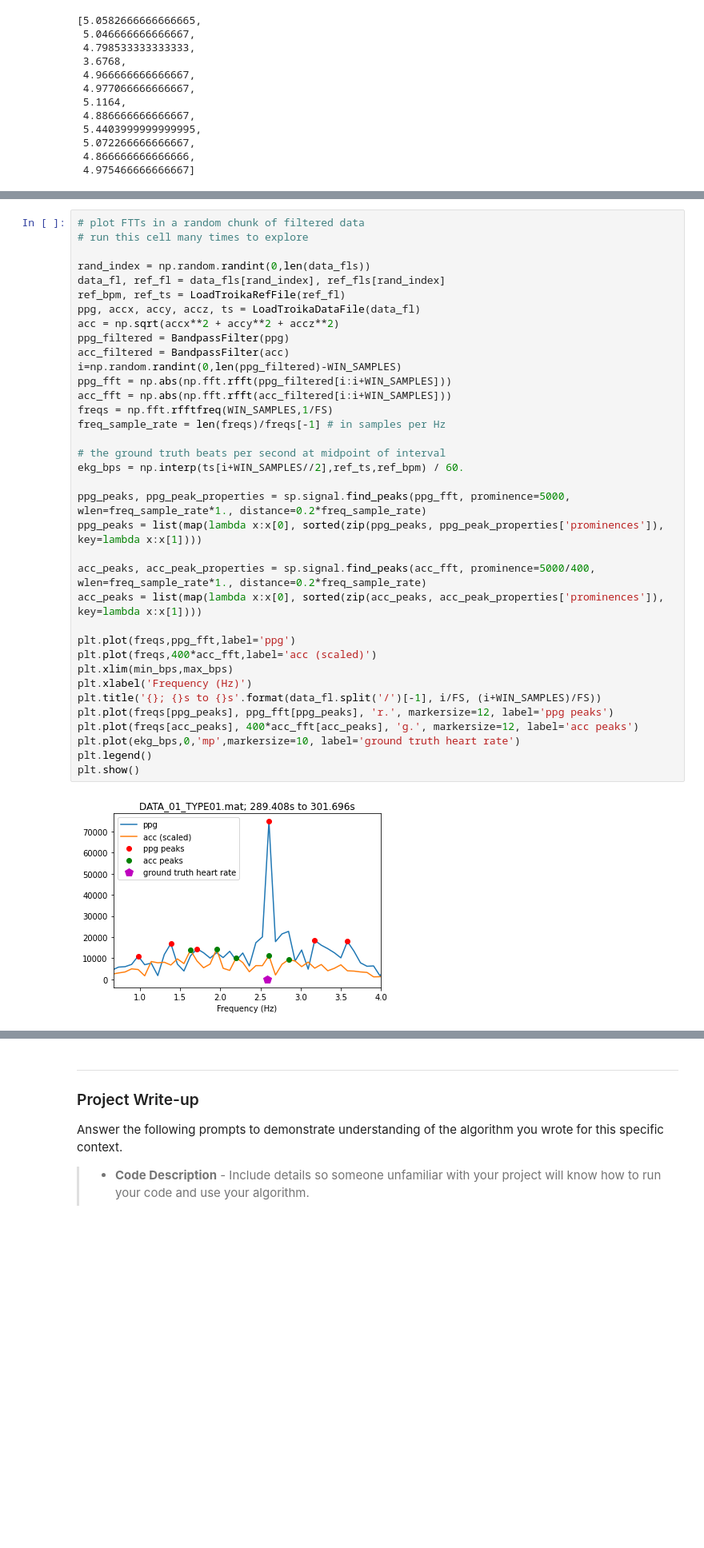
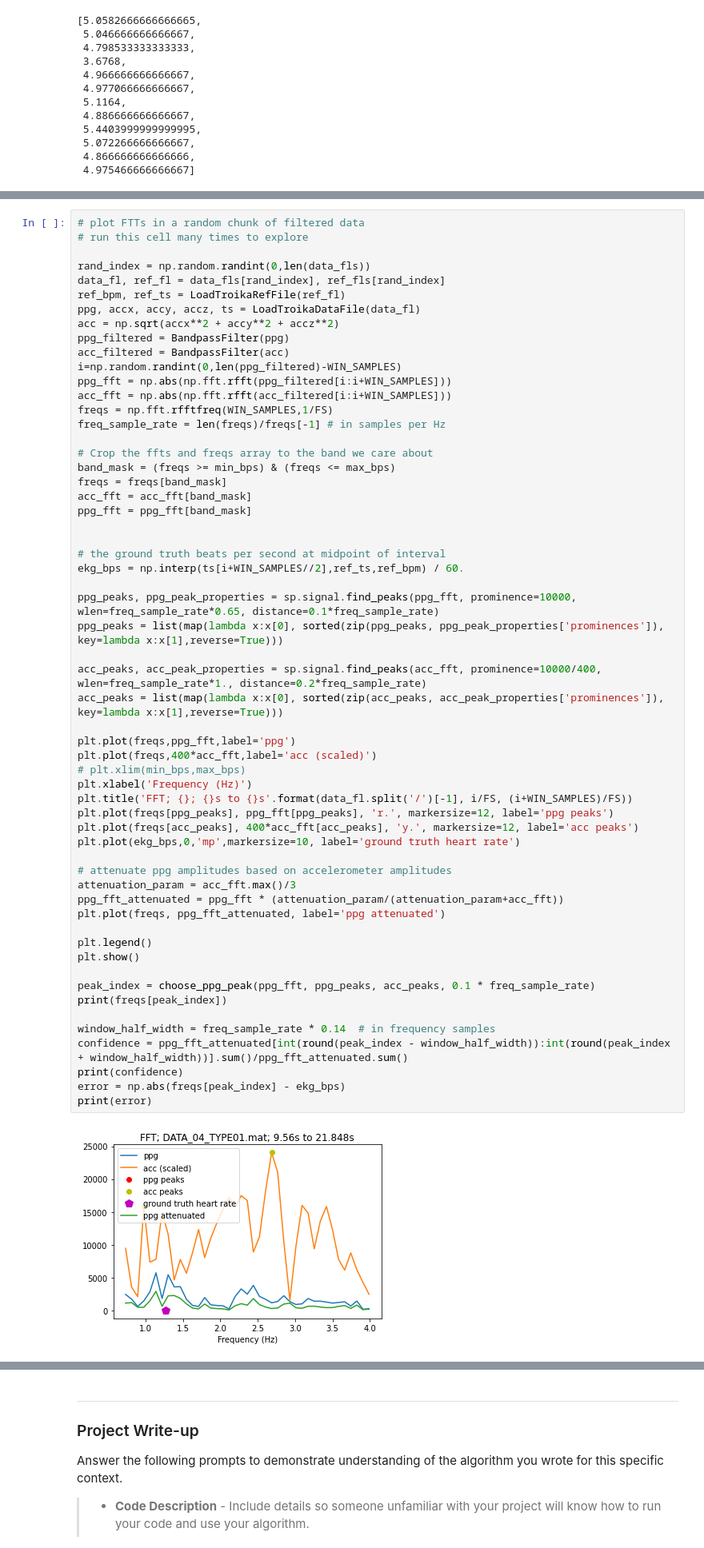
Before and after one commit to ebrahimebrahim/udacity-aihc-04-pulse-rate-ppg, a Jupyter notebook: part_1/pulse_rate_starter.ipynb, the cells around one changed output, grey strips where cells are left out. Shown at 80% size. Saved outputs shown, nothing was run; the diff lists cells and outputs as text; blank space fills up the shorter version.

```diff
--- a/part_1/pulse_rate_starter.ipynb
+++ b/part_1/pulse_rate_starter.ipynb
@@ -248,38 +362,60 @@ plt.show()
 # %%
 # plot FTTs in a random chunk of filtered data
 # run this cell many times to explore
 
 rand_index = np.random.randint(0,len(data_fls))
 data_fl, ref_fl = data_fls[rand_index], ref_fls[rand_index]
 ref_bpm, ref_ts = LoadTroikaRefFile(ref_fl)
 ppg, accx, accy, accz, ts = LoadTroikaDataFile(data_fl)
 acc = np.sqrt(accx**2 + accy**2 + accz**2)
 ppg_filtered = BandpassFilter(ppg)
 acc_filtered = BandpassFilter(acc)
 i=np.random.randint(0,len(ppg_filtered)-WIN_SAMPLES)
 ppg_fft = np.abs(np.fft.rfft(ppg_filtered[i:i+WIN_SAMPLES]))
 acc_fft = np.abs(np.fft.rfft(acc_filtered[i:i+WIN_SAMPLES]))
 freqs = np.fft.rfftfreq(WIN_SAMPLES,1/FS)
 freq_sample_rate = len(freqs)/freqs[-1] # in samples per Hz
 
+# Crop the ffts and freqs array to the band we care about
+band_mask = (freqs >= min_bps) & (freqs <= max_bps)
+freqs = freqs[band_mask]
+acc_fft = acc_fft[band_mask]
+ppg_fft = ppg_fft[band_mask]
+
+
 # the ground truth beats per second at midpoint of interval
 ekg_bps = np.interp(ts[i+WIN_SAMPLES//2],ref_ts,ref_bpm) / 60.
 
-ppg_peaks, ppg_peak_properties = sp.signal.find_peaks(ppg_fft, prominence=5000, wlen=freq_sample_rate*1., distance=0.2*freq_sample_rate)
-ppg_peaks = list(map(lambda x:x[0], sorted(zip(ppg_peaks, ppg_peak_properties['prominences']), key=lambda x:x[1])))
+ppg_peaks, ppg_peak_properties = sp.signal.find_peaks(ppg_fft, prominence=10000, wlen=freq_sample_rate*0.65, distance=0.1*freq_sample_rate)
+ppg_peaks = list(map(lambda x:x[0], sorted(zip(ppg_peaks, ppg_peak_properties['prominences']), key=lambda x:x[1],reverse=True)))
 
-acc_peaks, acc_peak_properties = sp.signal.find_peaks(acc_fft, prominence=5000/400, wlen=freq_sample_rate*1., distance=0.2*freq_sample_rate)
-acc_peaks = list(map(lambda x:x[0], sorted(zip(acc_peaks, acc_peak_properties['prominences']), key=lambda x:x[1])))
+acc_peaks, acc_peak_properties = sp.signal.find_peaks(acc_fft, prominence=10000/400, wlen=freq_sample_rate*1., distance=0.2*freq_sample_rate)
+acc_peaks = list(map(lambda x:x[0], sorted(zip(acc_peaks, acc_peak_properties['prominences']), key=lambda x:x[1],reverse=True)))
 
 plt.plot(freqs,ppg_fft,label='ppg')
 plt.plot(freqs,400*acc_fft,label='acc (scaled)')
-plt.xlim(min_bps,max_bps)
+# plt.xlim(min_bps,max_bps)
 plt.xlabel('Frequency (Hz)')
-plt.title('{}; {}s to {}s'.format(data_fl.split('/')[-1], i/FS, (i+WIN_SAMPLES)/FS))
+plt.title('FFT; {}; {}s to {}s'.format(data_fl.split('/')[-1], i/FS, (i+WIN_SAMPLES)/FS))
 plt.plot(freqs[ppg_peaks], ppg_fft[ppg_peaks], 'r.', markersize=12, label='ppg peaks')
-plt.plot(freqs[acc_peaks], 400*acc_fft[acc_peaks], 'g.', markersize=12, label='acc peaks')
+plt.plot(freqs[acc_peaks], 400*acc_fft[acc_peaks], 'y.', markersize=12, label='acc peaks')
 plt.plot(ekg_bps,0,'mp',markersize=10, label='ground truth heart rate')
+
+# attenuate ppg amplitudes based on accelerometer amplitudes
+attenuation_param = acc_fft.max()/3
+ppg_fft_attenuated = ppg_fft * (attenuation_param/(attenuation_param+acc_fft))
+plt.plot(freqs, ppg_fft_attenuated, label='ppg attenuated')
+
 plt.legend()
 plt.show()
+
+peak_index = choose_ppg_peak(ppg_fft, ppg_peaks, acc_peaks, 0.1 * freq_sample_rate)
+print(freqs[peak_index])
+
+window_half_width = freq_sample_rate * 0.14  # in frequency samples
+confidence = ppg_fft_attenuated[int(round(peak_index - window_half_width)):int(round(peak_index + window_half_width))].sum()/ppg_fft_attenuated.sum()
+print(confidence)
+error = np.abs(freqs[peak_index] - ekg_bps)
+print(error)
 # %% [output]
-[figure, old version]
+[figure, new version]
```
Also changed, not shown: parts of 5 cells of this notebook.
